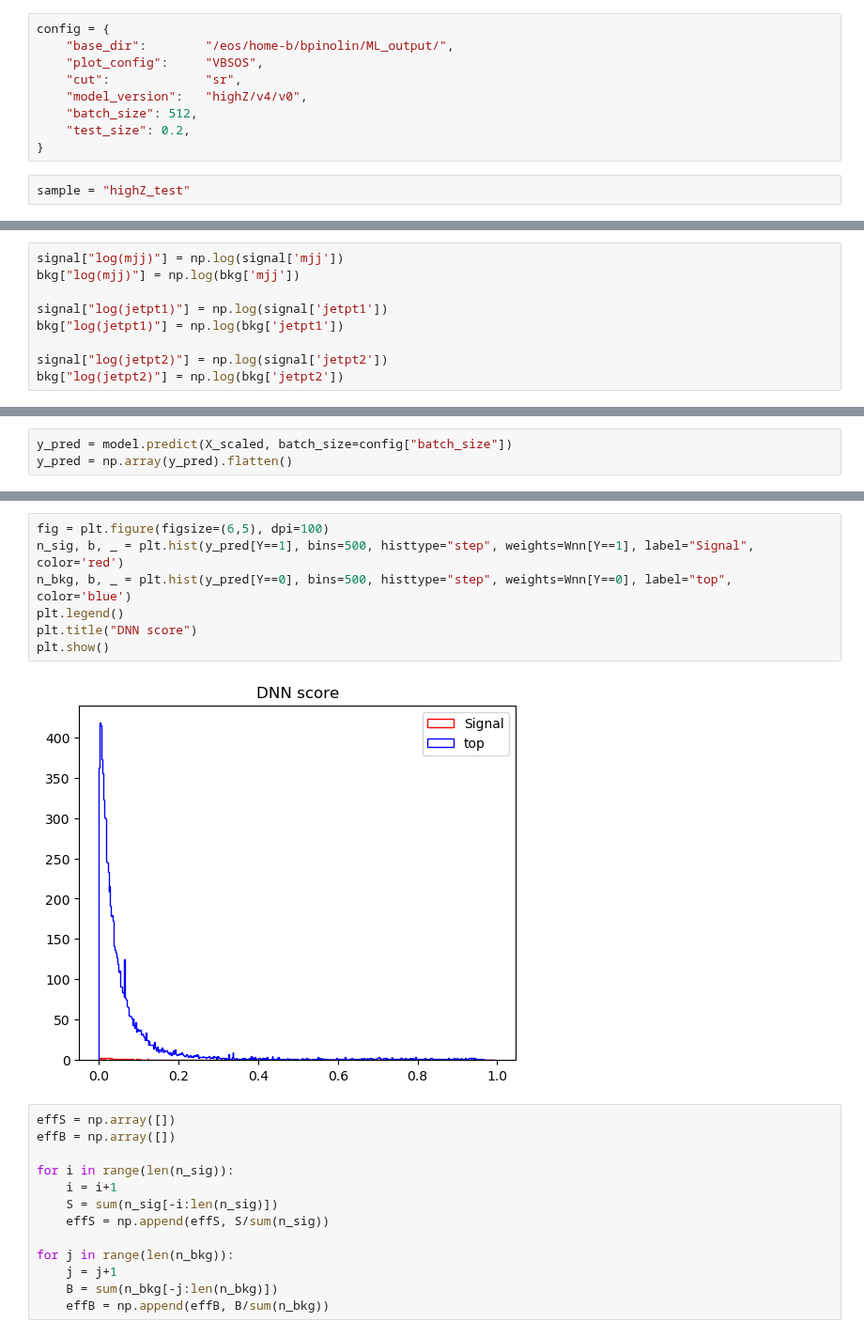
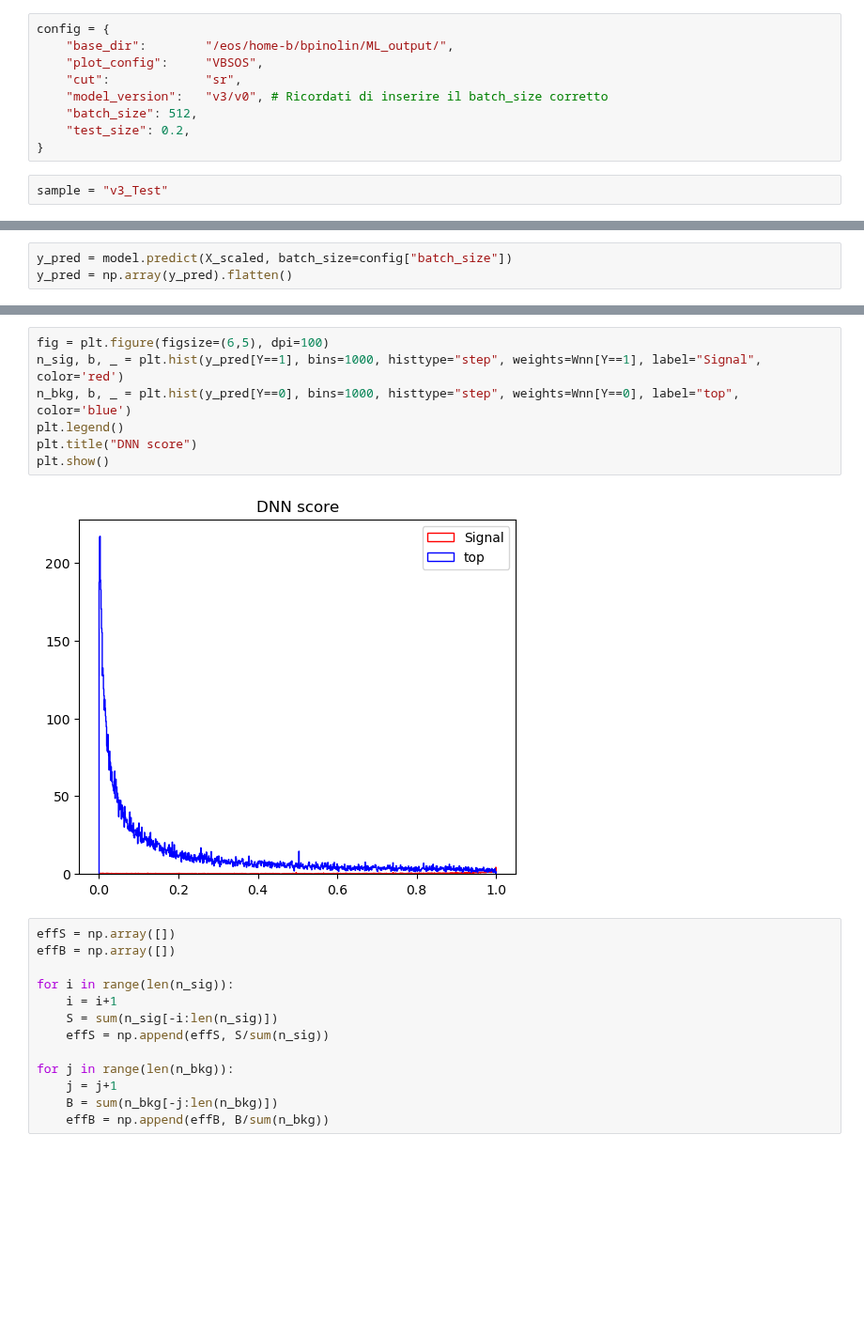
Before and after one commit to BiancaPinolini/ML_classification, a Jupyter notebook: ROC.ipynb, the cells around one changed output, grey strips where cells are left out. Shown at 94% size. Cells and saved outputs as stored; diff of their text form; blank space fills up the shorter version.

```diff
--- a/ROC.ipynb
+++ b/ROC.ipynb
@@ -7,12 +7,12 @@ config = {
     "base_dir":        "/eos/home-b/bpinolin/ML_output/",
     "plot_config":     "VBSOS",
     "cut":             "sr",
-    "model_version":   "highZ/v4/v0",
+    "model_version":   "v3/v0", # Ricordati di inserire il batch_size corretto
     "batch_size": 512,
     "test_size": 0.2,
 }
 # %%
-sample = "highZ_test"
+sample = "v3_Test"
 # %%
 import os
 
@@ -45,12 +45,3 @@ signal = signal.dropna()
 # removing 0-weight events
 signal = signal[signal['puWeight'] >= 0.01]
 bkg = bkg[bkg['puWeight'] >= 0.09]
-# %%
-signal["log(mjj)"] = np.log(signal['mjj'])
-bkg["log(mjj)"] = np.log(bkg['mjj'])
-
-signal["log(jetpt1)"] = np.log(signal['jetpt1'])
-bkg["log(jetpt1)"] = np.log(bkg['jetpt1'])
-
-signal["log(jetpt2)"] = np.log(signal['jetpt2'])
-bkg["log(jetpt2)"] = np.log(bkg['jetpt2'])
@@ -123,12 +123,12 @@ plt.show()
 # %%
 fig = plt.figure(figsize=(6,5), dpi=100)
-n_sig, b, _ = plt.hist(y_pred[Y==1], bins=500, histtype="step", weights=Wnn[Y==1], label="Signal", color='red')
-n_bkg, b, _ = plt.hist(y_pred[Y==0], bins=500, histtype="step", weights=Wnn[Y==0], label="top", color='blue')
+n_sig, b, _ = plt.hist(y_pred[Y==1], bins=1000, histtype="step", weights=Wnn[Y==1], label="Signal", color='red')
+n_bkg, b, _ = plt.hist(y_pred[Y==0], bins=1000, histtype="step", weights=Wnn[Y==0], label="top", color='blue')
 plt.legend()
 plt.title("DNN score")
 plt.show()
 # %% [output]
-[figure, old version]
+[figure, new version]
 # %%
 effS = np.array([])
 effB = np.array([])
```
Also changed, not shown: parts of 7 cells of this notebook, 3 other files.
